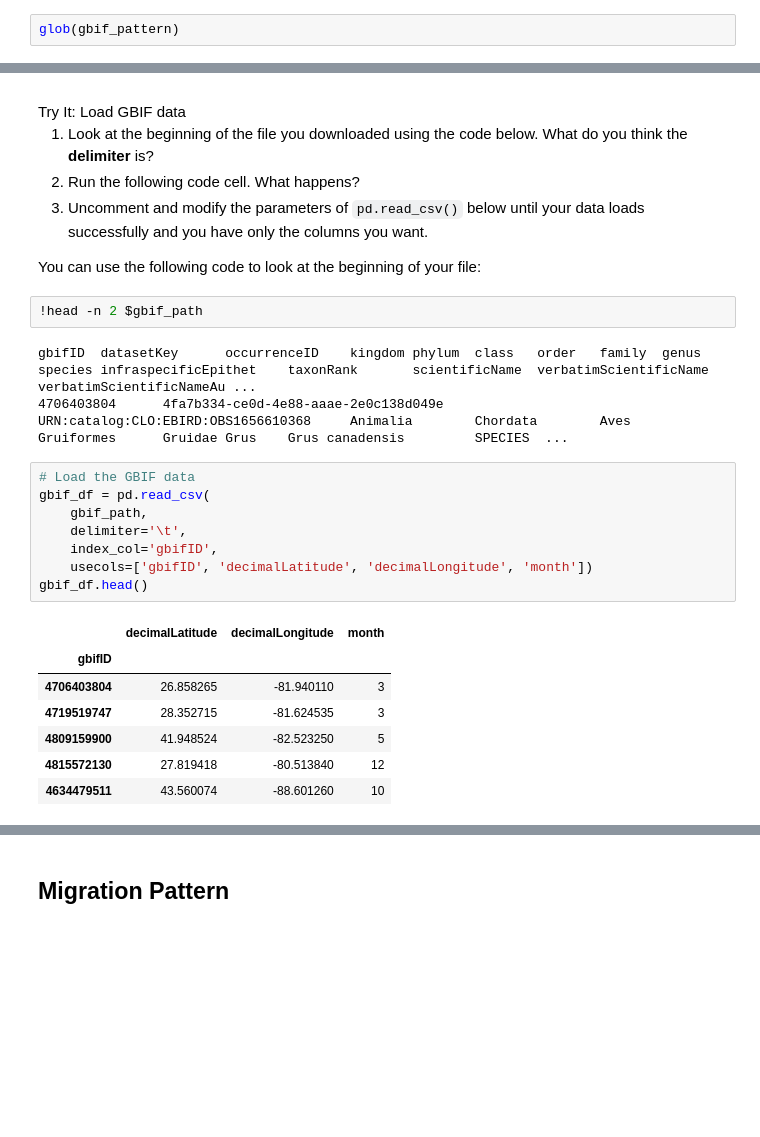
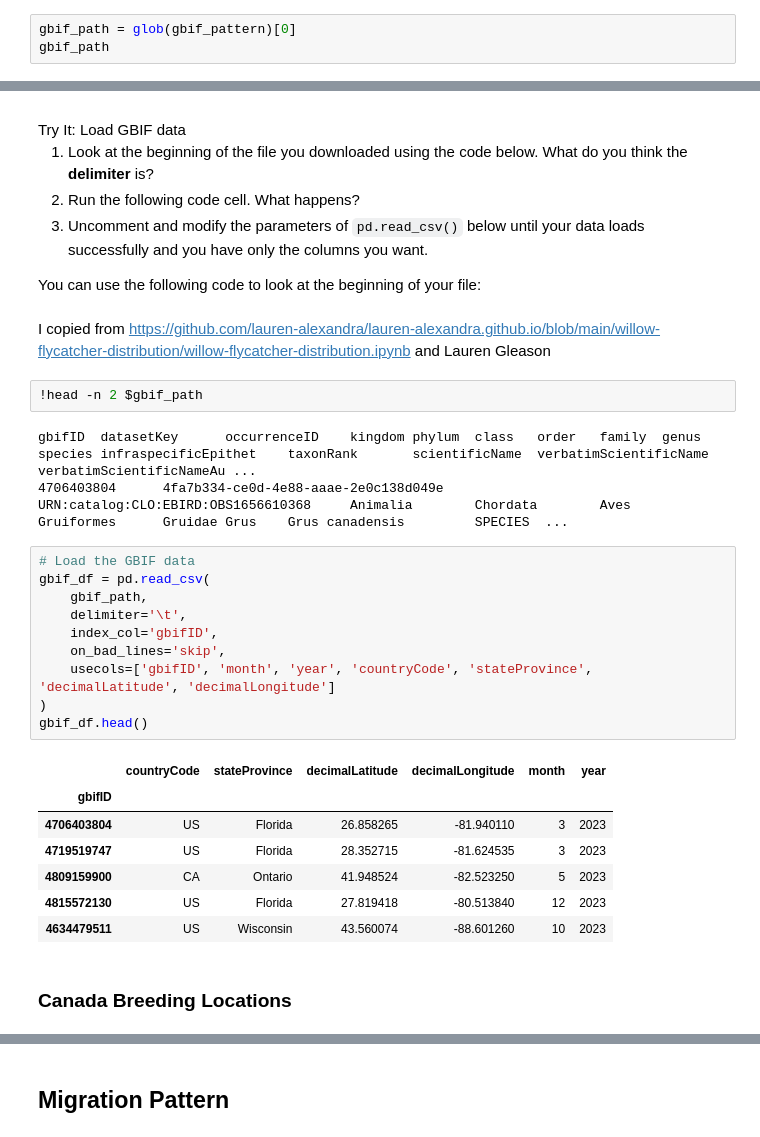
Before and after one commit to earthlab-education/species-distribution-coding-challenge-byandell, a Jupyter notebook: notebooks/species-distribution-98-download.ipynb, the cells around one changed output, grey strips where cells are left out. Cells and saved outputs as stored; diff of their text form; blank space fills up the shorter version.

```diff
--- a/notebooks/species-distribution-98-download.ipynb
+++ b/notebooks/species-distribution-98-download.ipynb
@@ -210,5 +234,6 @@ INFO:On disk at /home/jovyan/earth-analytics/data/species/0020917-24100710492554
 download key is 0020917-241007104925546
 GBIF.org (17 October 2024) GBIF Occurrence Download https://doi.org/10.15468/dl.4d3k48
 # %%
-glob(gbif_pattern)
+gbif_path = glob(gbif_pattern)[0]
+gbif_path
 # %% [output]
@@ -226,6 +251,9 @@ you want.</li>
 </ol></div></div>
 
 You can use the following code to look at the beginning of your file:
+# %% [markdown]
+I copied from <https://github.com/lauren-alexandra/lauren-alexandra.github.io/blob/main/willow-flycatcher-distribution/willow-flycatcher-distribution.ipynb>
+and Lauren Gleason
 # %%
 !head -n 2 $gbif_path
 # %% [output]
@@ -234,16 +262,20 @@ gbifID  datasetKey      occurrenceID    kingdom phylum  class   order   family
 # %%
 # Load the GBIF data
 gbif_df = pd.read_csv(
     gbif_path,
     delimiter='\t',
     index_col='gbifID',
-    usecols=['gbifID', 'decimalLatitude', 'decimalLongitude', 'month'])
+    on_bad_lines='skip',
+    usecols=['gbifID', 'month', 'year', 'countryCode', 'stateProvince', 'decimalLatitude', 'decimalLongitude']
+)
 gbif_df.head()
 # %% [output]
-|  | decimalLatitude | decimalLongitude | month |
-| gbifID |  |  |  |
-| 4706403804 | 26.858265 | -81.940110 | 3 |
-| 4719519747 | 28.352715 | -81.624535 | 3 |
-| 4809159900 | 41.948524 | -82.523250 | 5 |
-| 4815572130 | 27.819418 | -80.513840 | 12 |
-| 4634479511 | 43.560074 | -88.601260 | 10 |
+|  | countryCode | stateProvince | decimalLatitude | decimalLongitude | month | year |
+| gbifID |  |  |  |  |  |  |
+| 4706403804 | US | Florida | 26.858265 | -81.940110 | 3 | 2023 |
+| 4719519747 | US | Florida | 28.352715 | -81.624535 | 3 | 2023 |
+| 4809159900 | CA | Ontario | 41.948524 | -82.523250 | 5 | 2023 |
+| 4815572130 | US | Florida | 27.819418 | -80.513840 | 12 | 2023 |
+| 4634479511 | US | Wisconsin | 43.560074 | -88.601260 | 10 | 2023 |
+# %% [markdown]
+### Canada Breeding Locations
```
Also changed, not shown: parts of 32 cells of this notebook.
